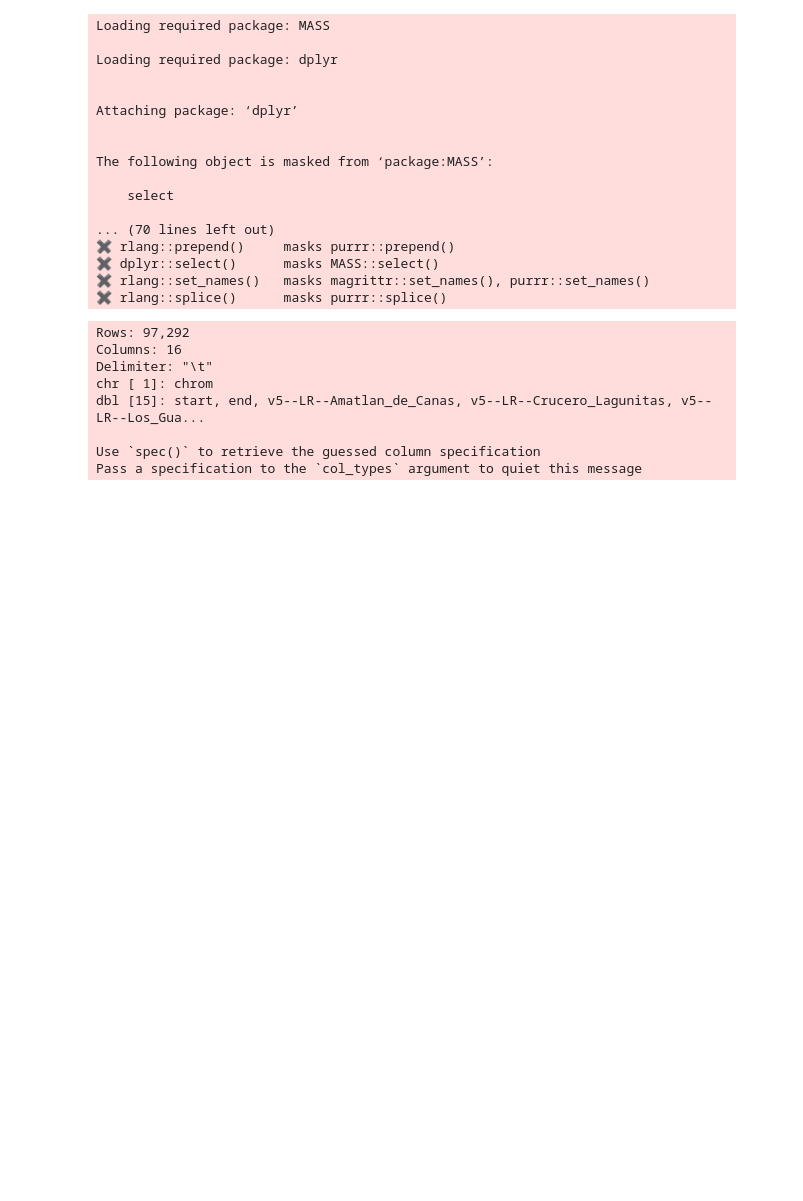
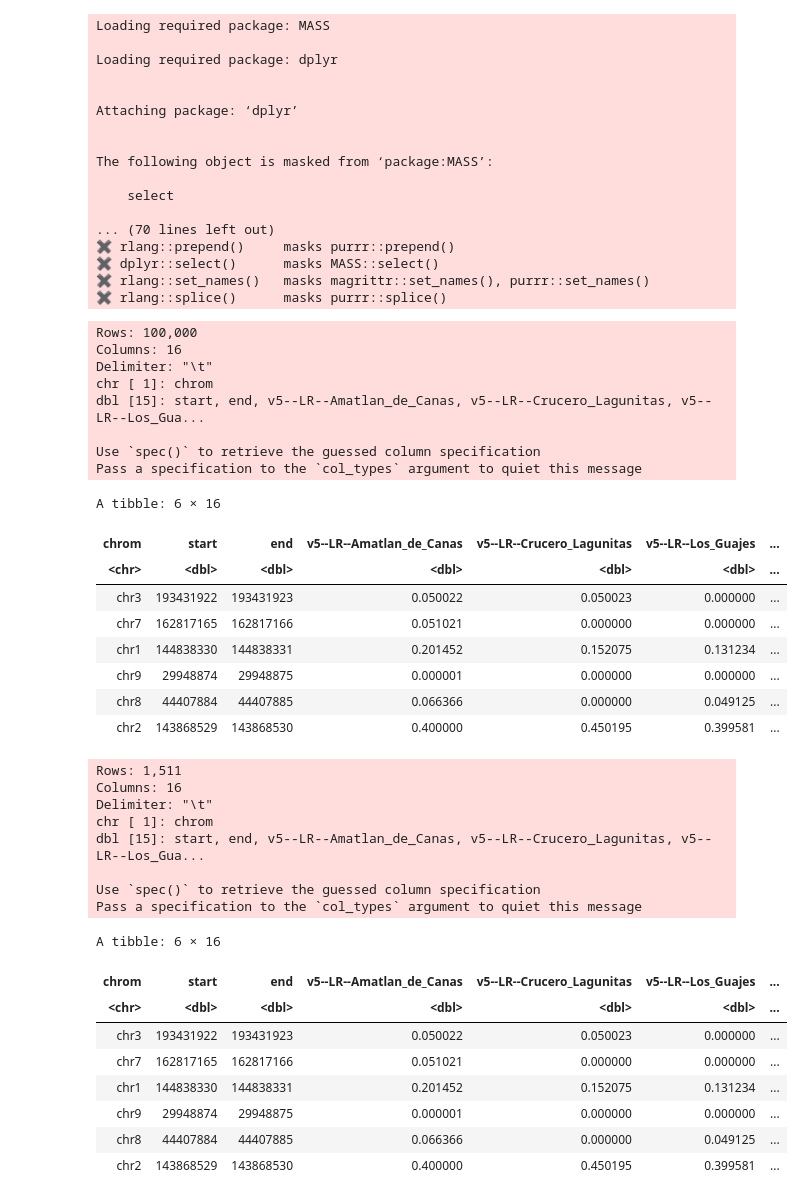
Before and after one commit to silastittes/parv_local, a Jupyter notebook: notebooks/Untitled1.ipynb, the cells around one changed output. Drawn from its saved outputs; the diff is of its cells as text; code cells hidden in the pictures; blank space fills up the shorter version.

```diff
--- a/notebooks/Untitled1.ipynb
+++ b/notebooks/Untitled1.ipynb
@@ -22,37 +23,67 @@ The following object is masked from ‘package:MASS’:
 # %%
 FREQ_POPS = c(
     "chrom",
     "start",
     "end",
     "v5--LR--Amatlan_de_Canas",
     "v5--LR--Crucero_Lagunitas",
     "v5--LR--Los_Guajes",
     "v5--LR--random1_Palmar_Chico",
-    "v5--LR--random2_Palmar_Chico",
     "v5--LR--San_Lorenzo",
     "v5--Teo--Amatlan_de_Canas",
     "v5--Teo--Crucero_Lagunitas",
     "v5--Teo--El_Rodeo",
     "v5--Teo--Los_Guajes",
     "v5--Teo--random1_Palmar_Chico",
-    "v5--Teo--random2_Palmar_Chico",
     "v5--Teo--San_Lorenzo"
 )
 
 
-
-pop_mat <- vroom::vroom(file = "../data/rdmc/sweep_freq/sweep--chr1--0--308452471_start1416327_end1694646_pops1-4-5-6-7-8-9-10-11-12.txt",
+neutral_freqs <- vroom::vroom(file = "../freqs_test.txt",
     delim = "\t",
     col_names = FREQ_POPS) %>%
-    select(-c(chrom, start, end)) %>%
-    head() %>%
-    t()
+    sample_n(10000)
+
+head(neutral_freqs)
+
+
+sweep_freqs <- vroom::vroom(file = "../data/rdmc/sweep_freq/v5--sweep--chr1--0--308452471_start995115_end1294915_pops3-4-5-6-8-9-10-11-12.txt",
+    delim = "\t",
+    col_names = FREQ_POPS)
+
+head(neutral_freqs)
 # %% [output]
-Rows: 97,292
+Rows: 100,000
 Columns: 16
 Delimiter: "\t"
 chr [ 1]: chrom
 dbl [15]: start, end, v5--LR--Amatlan_de_Canas, v5--LR--Crucero_Lagunitas, v5--LR--Los_Gua...
 
 Use `spec()` to retrieve the guessed column specification
 Pass a specification to the `col_types` argument to quiet this message
+A tibble: 6 × 16
+| chrom | start | end | v5--LR--Amatlan_de_Canas | v5--LR--Crucero_Lagunitas | v5--LR--Los_Guajes | ... |
+| <chr> | <dbl> | <dbl> | <dbl> | <dbl> | <dbl> | ... |
+| chr3 | 193431922 | 193431923 | 0.050022 | 0.050023 | 0.000000 | ... |
+| chr7 | 162817165 | 162817166 | 0.051021 | 0.000000 | 0.000000 | ... |
+| chr1 | 144838330 | 144838331 | 0.201452 | 0.152075 | 0.131234 | ... |
+| chr9 | 29948874 | 29948875 | 0.000001 | 0.000000 | 0.000000 | ... |
+| chr8 | 44407884 | 44407885 | 0.066366 | 0.000000 | 0.049125 | ... |
+| chr2 | 143868529 | 143868530 | 0.400000 | 0.450195 | 0.399581 | ... |
+Rows: 1,511
+Columns: 16
+Delimiter: "\t"
+chr [ 1]: chrom
+dbl [15]: start, end, v5--LR--Amatlan_de_Canas, v5--LR--Crucero_Lagunitas, v5--LR--Los_Gua...
+
+Use `spec()` to retrieve the guessed column specification
+Pass a specification to the `col_types` argument to quiet this message
+A tibble: 6 × 16
+| chrom | start | end | v5--LR--Amatlan_de_Canas | v5--LR--Crucero_Lagunitas | v5--LR--Los_Guajes | ... |
+| <chr> | <dbl> | <dbl> | <dbl> | <dbl> | <dbl> | ... |
+| chr3 | 193431922 | 193431923 | 0.050022 | 0.050023 | 0.000000 | ... |
+| chr7 | 162817165 | 162817166 | 0.051021 | 0.000000 | 0.000000 | ... |
+| chr1 | 144838330 | 144838331 | 0.201452 | 0.152075 | 0.131234 | ... |
+| chr9 | 29948874 | 29948875 | 0.000001 | 0.000000 | 0.000000 | ... |
+| chr8 | 44407884 | 44407885 | 0.066366 | 0.000000 | 0.049125 | ... |
+| chr2 | 143868529 | 143868530 | 0.400000 | 0.450195 | 0.399581 | ... |
```
Also changed, not shown: parts of 8 cells of this notebook, 7 other files.
